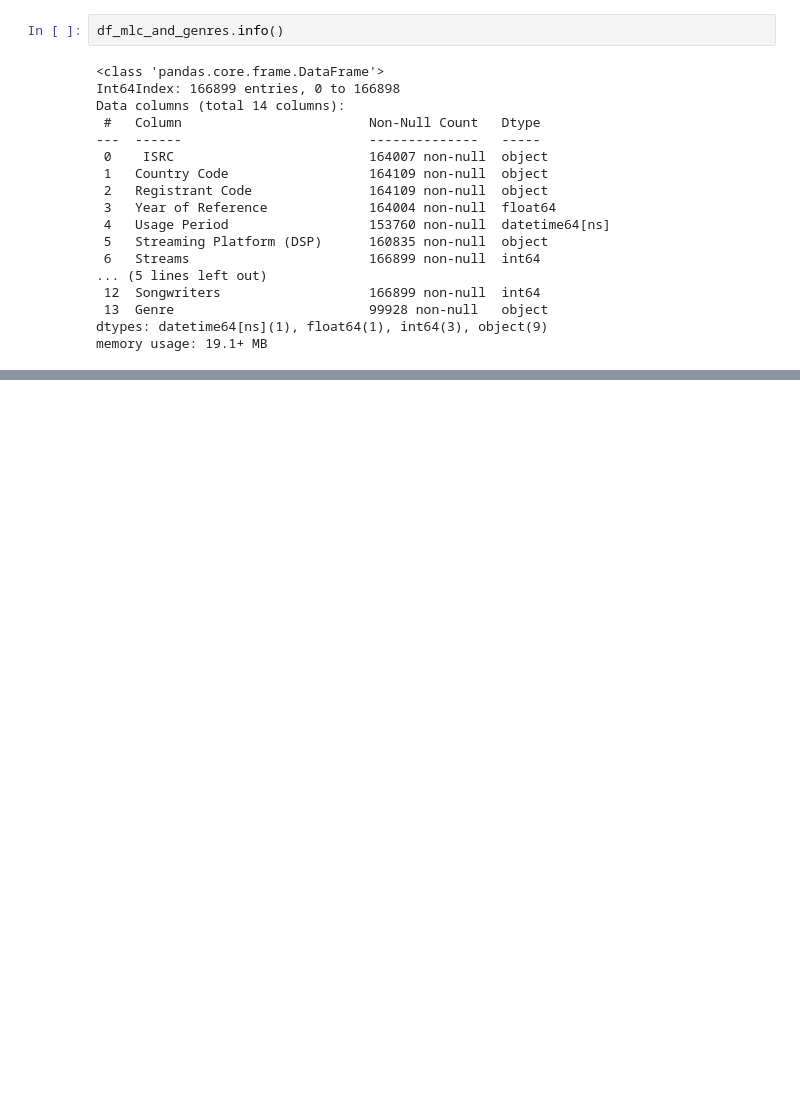
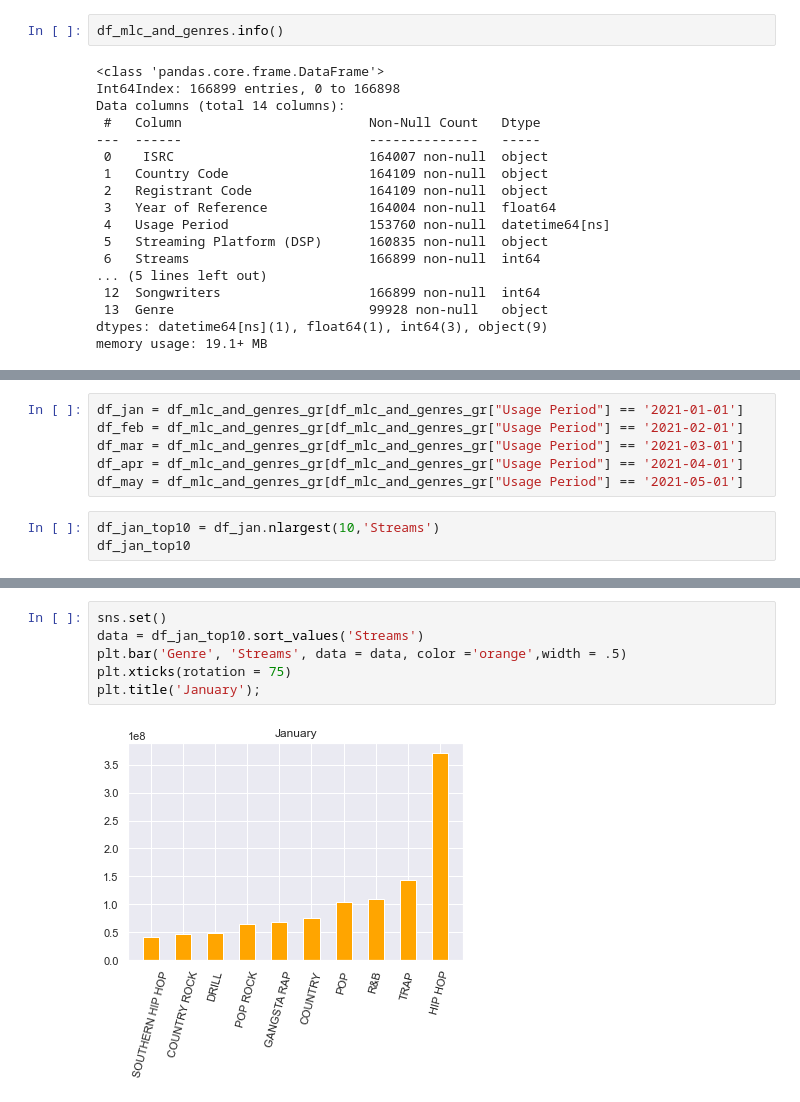
Before and after one commit to NSS-Data-Analytics-Cohort-6/mlc-project-pythons-on-a-plane, a Jupyter notebook: notebooks/MLC.ipynb, the cells around one changed output, grey strips where cells are left out. Saved outputs shown, nothing was run; the diff lists cells and outputs as text; blank space fills up the shorter version.

Commit message:
added visuals

```diff
--- a/notebooks/MLC.ipynb
+++ b/notebooks/MLC.ipynb
@@ -340,0 +347,9 @@ Name: Streams, dtype: int64
+# %%
+df_jan = df_mlc_and_genres_gr[df_mlc_and_genres_gr["Usage Period"] == '2021-01-01']
+df_feb = df_mlc_and_genres_gr[df_mlc_and_genres_gr["Usage Period"] == '2021-02-01']
+df_mar = df_mlc_and_genres_gr[df_mlc_and_genres_gr["Usage Period"] == '2021-03-01']
+df_apr = df_mlc_and_genres_gr[df_mlc_and_genres_gr["Usage Period"] == '2021-04-01']
+df_may = df_mlc_and_genres_gr[df_mlc_and_genres_gr["Usage Period"] == '2021-05-01']
+# %%
+df_jan_top10 = df_jan.nlargest(10,'Streams')
+df_jan_top10
@@ -340,0 +428,8 @@ Name: Streams, dtype: int64
+# %%
+sns.set()
+data = df_jan_top10.sort_values('Streams')
+plt.bar('Genre', 'Streams', data = data, color ='orange',width = .5)
+plt.xticks(rotation = 75)
+plt.title('January');
+# %% [output]
+[figure, added]
```
Also changed, not shown: parts of 19 cells of this notebook.
